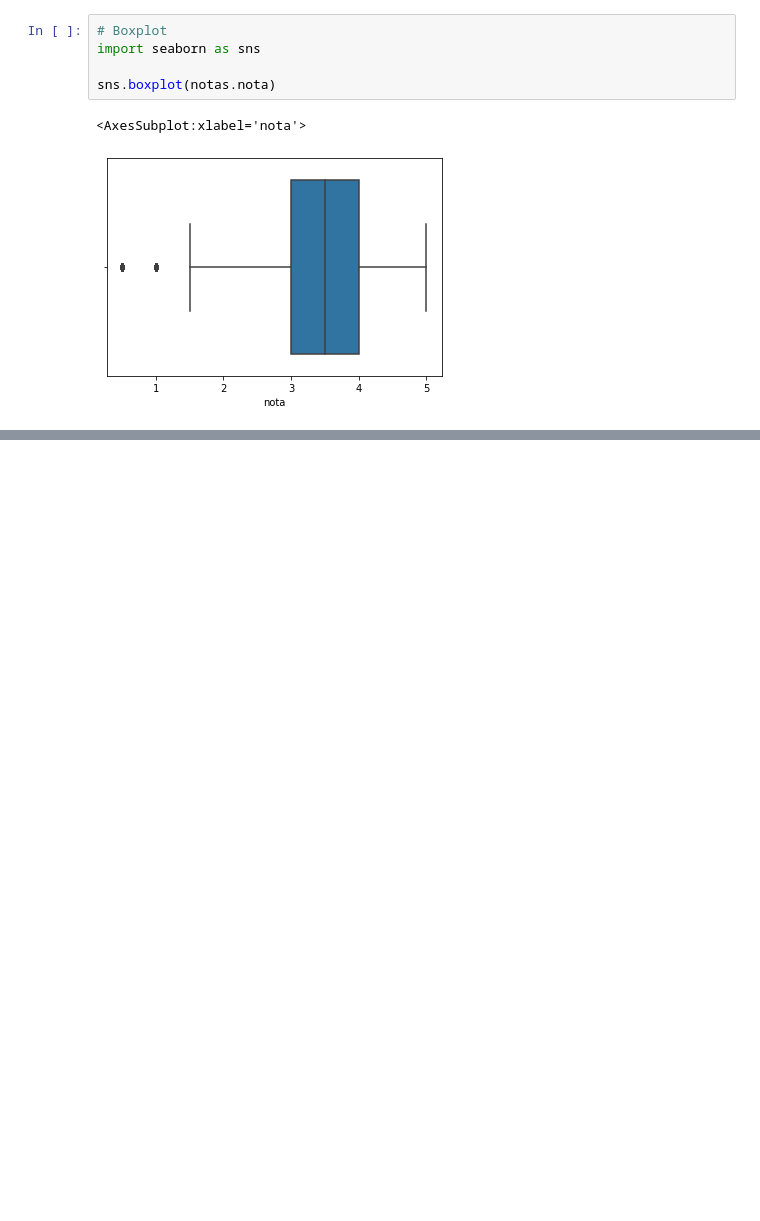
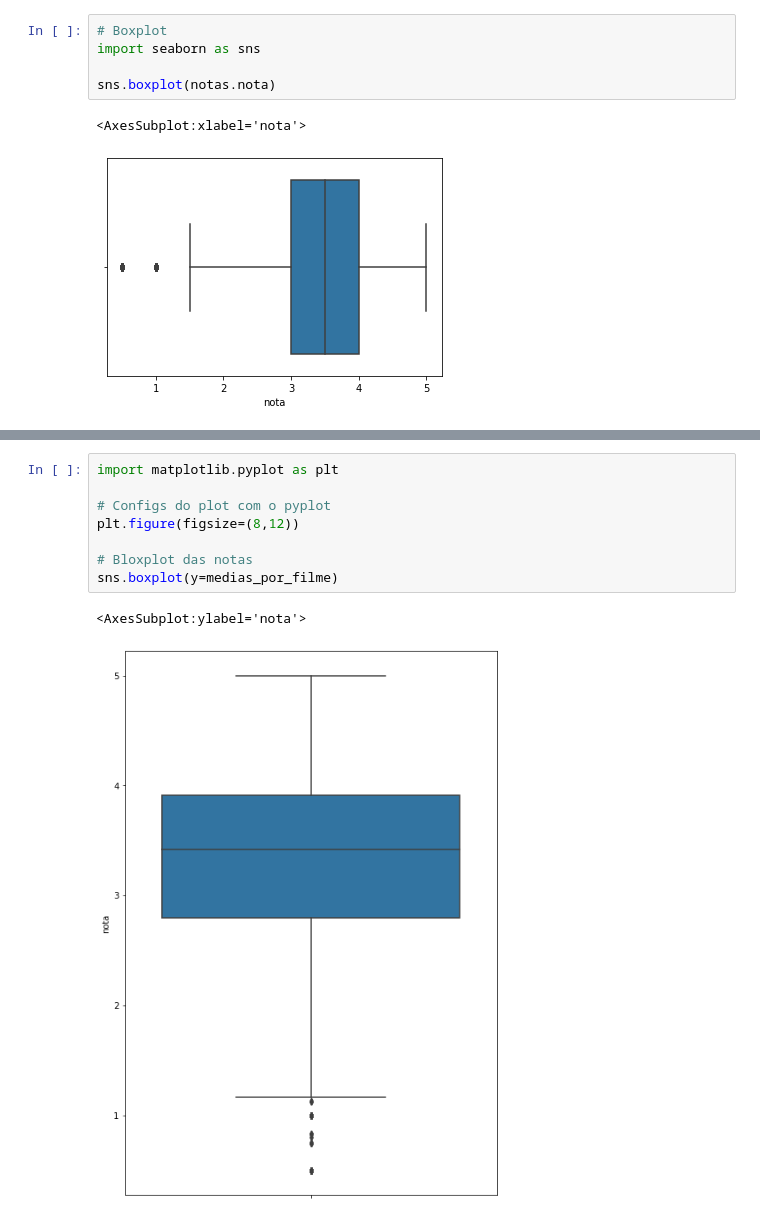
Before and after one commit to J-Neto/distribuicao-notas-analise-exploratoria, a Jupyter notebook: dist-notas.ipynb, the cells around one changed output, grey strips where cells are left out. Drawn from its saved outputs; the diff is of its cells as text; blank space fills up the shorter version.

```diff
--- a/dist-notas.ipynb
+++ b/dist-notas.ipynb
@@ -91,0 +157,11 @@ sns.boxplot(notas.nota)
+# %%
+import matplotlib.pyplot as plt
+
+# Configs do plot com o pyplot
+plt.figure(figsize=(8,12))
+
+# Bloxplot das notas
+sns.boxplot(y=medias_por_filme)
+# %% [output]
+<AxesSubplot:ylabel='nota'>
+[figure, added]
```
Also changed, not shown: parts of 12 cells of this notebook.
